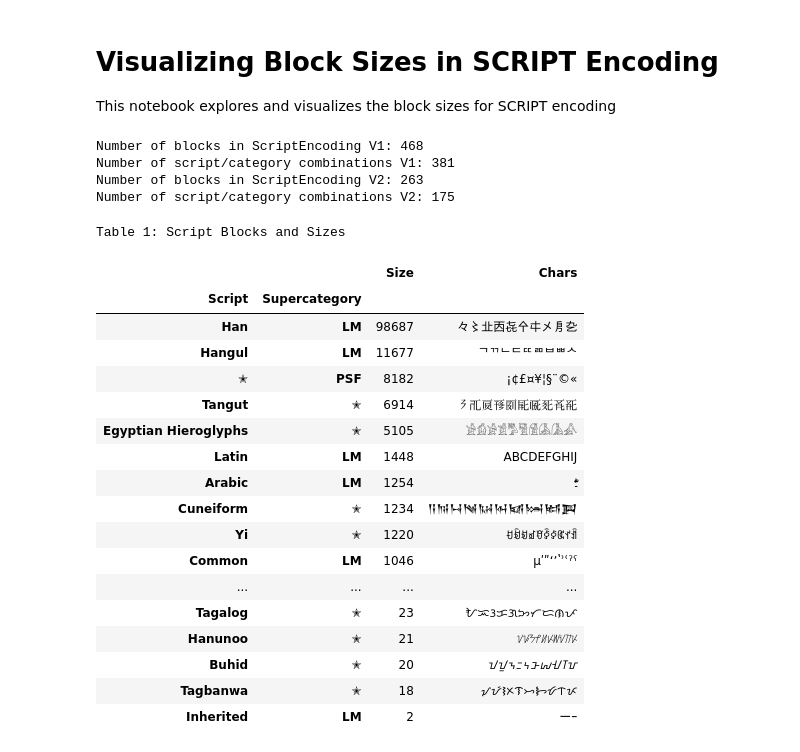
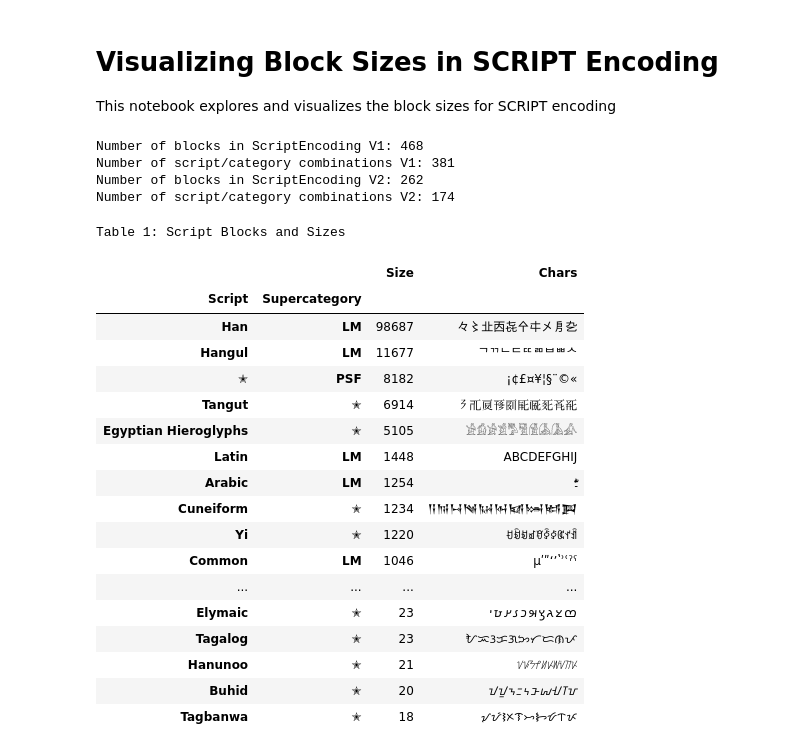
Before and after one commit to sanderland/script_tok, a Jupyter notebook: paper_utils/blocks.ipynb, the cells around one changed output. Cells and saved outputs as stored; diff of their text form; code cells hidden in the pictures.

```diff
--- a/paper_utils/blocks.ipynb
+++ b/paper_utils/blocks.ipynb
@@ -8,63 +8,74 @@ from script_bpe.pretokenize.scriptencoding import ScriptEncodingV1, ScriptEncodi
 import pandas as pd
 import numpy as np
 import math
+import copy
 
 
-class ScriptEncodingNSV1(ScriptEncodingV1):
-    LARGEST_BLOCK_SCRIPT_CAT = ("Han", "LM")
+ScriptEncodingNSV1 = copy.deepcopy(ScriptEncodingV1)
+ScriptEncodingNSV1.largest_block = ("Han", "LM")
+ScriptEncodingNSV1.blocks = []
+ScriptEncodingNSV1.model_post_init(None)
 
 
-class ScriptEncodingNSV2(ScriptEncodingV2):
-    LARGEST_BLOCK_SCRIPT_CAT = ("Han", "LM")
+ScriptEncodingNSV2 = copy.deepcopy(ScriptEncodingV2)
+ScriptEncodingNSV2.largest_block = ("Han", "LM")
+ScriptEncodingNSV2.blocks = []
+ScriptEncodingNSV2.model_post_init(None)
+
+
+script_encoding = ScriptEncodingNSV2
+blocks = sorted(script_encoding.blocks, key=lambda x: len(x.chars), reverse=True)
+block_sizes = [len(block.chars) for block in blocks]
+block_labels = [f"{block.script}-{block.category}" for block in blocks]
 # %%
-print("Number of blocks in ScriptEncoding V1:", len(ScriptEncodingV1().export_config()["blocks"]))
-print("Number of script/category combinations V1:", len(ScriptEncodingNSV1().export_config()["blocks"]))
-print("Number of blocks in ScriptEncoding V2:", len(ScriptEncodingV2().export_config()["blocks"]))
-print("Number of script/category combinations V2:", len(ScriptEncodingNSV2().export_config()["blocks"]))
+print("Number of blocks in ScriptEncoding V1:", len(ScriptEncodingV1.blocks))
+print("Number of script/category combinations V1:", len(set([(block.script, block.category) for block in ScriptEncodingV1.blocks])))
+print("Number of blocks in ScriptEncoding V2:", len(ScriptEncodingV2.blocks))
+print("Number of script/category combinations V2:", len(set([(block.script, block.category) for block in ScriptEncodingV2.blocks])))
 # %% [output]
 Number of blocks in ScriptEncoding V1: 468
 Number of script/category combinations V1: 381
-Number of blocks in ScriptEncoding V2: 263
-Number of script/category combinations V2: 175
+Number of blocks in ScriptEncoding V2: 262
+Number of script/category combinations V2: 174
 # %%
 # Initialize ScriptEncoding and extract block data
-script_encoding = ScriptEncodingNSV2()
-blocks = sorted(script_encoding.blocks, key=lambda x: len(x["chars"]), reverse=True)
-block_sizes = [len(block["chars"]) for block in blocks]
-block_labels = [f"{block['script']}-{block['category']}" for block in blocks]
+script_encoding = ScriptEncodingNSV2
+blocks = sorted(script_encoding.blocks, key=lambda x: len(x.chars), reverse=True)
+block_sizes = [len(block.chars) for block in blocks]
+block_labels = [f"{block.script}-{block.category}" for block in blocks]
 # %%
 # make df with script, supercategory, and block size
 df_blocks = pd.DataFrame(
     {
-        "Script": [block["script"].replace("_", " ") for block in blocks],
-        "Supercategory": [block["category"] for block in blocks],
-        "Size": [len(block["chars"]) for block in blocks],
-        "Chars": [block["chars"][:10] for block in blocks],
+        "Script": [block.script.replace("_", " ") for block in blocks],
+        "Supercategory": [block.category for block in blocks],
+        "Size": [len(block.chars) for block in blocks],
+        "Chars": [block.chars[:10] for block in blocks],
     }
 )
 # df_blocks = df_blocks[df_blocks.Supercategory=='N']
 # make script/supercat index
 df_blocks.set_index(["Script", "Supercategory"]).style.set_caption("Table 1: Script Blocks and Sizes")
 # %% [output]
 Table 1: Script Blocks and Sizes
 |  |  | Size | Chars |
 | Script | Supercategory |  |  |
 | Han | LM | 98687 | 々〻㐀㐁㐂㐃㐄㐅㐆㐇 |
 | Hangul | LM | 11677 | ᄀᄁᄂᄃᄄᄅᄆᄇᄈᄉ |
 | ✭ | PSF | 8182 | ¡¢£¤¥¦§¨©« |
 | Tangut | ✭ | 6914 | 𖿠𗀀𗀁𗀂𗀃𗀄𗀅𗀆𗀇𗀈 |
 | Egyptian Hieroglyphs | ✭ | 5105 | 𓀀𓀁𓀂𓀃𓀄𓀅𓀆𓀇𓀈𓀉 |
 | Latin | LM | 1448 | ABCDEFGHIJ |
 | Arabic | LM | 1254 | ـؘؐؑؒؓؔؕؖؗ |
 | Cuneiform | ✭ | 1234 | 𒀀𒀁𒀂𒀃𒀄𒀅𒀆𒀇𒀈𒀉 |
 | Yi | ✭ | 1220 | ꀀꀁꀂꀃꀄꀅꀆꀇꀈꀉ |
 | Common | LM | 1046 | µʹʺʻʼʽʾʿˀˁ |
 | ... | ... | ... | ... |
+| Elymaic | ✭ | 23 | 𐿠𐿡𐿢𐿣𐿤𐿥𐿦𐿧𐿨𐿩 |
 | Tagalog | ✭ | 23 | ᜀᜁᜂᜃᜄᜅᜆᜇᜈᜉ |
 | Hanunoo | ✭ | 21 | ᜠᜡᜢᜣᜤᜥᜦᜧᜨᜩ |
 | Buhid | ✭ | 20 | ᝀᝁᝂᝃᝄᝅᝆᝇᝈᝉ |
 | Tagbanwa | ✭ | 18 | ᝠᝡᝢᝣᝤᝥᝦᝧᝨᝩ |
-| Inherited | LM | 2 | ーｰ |
 # %%
 bins = [0.5, 2.5, 5.5, 10.5, 50.5, 100.5, 500.5, 5000.5, 1000000]
 
```
Also changed, not shown: parts of 1 cell of this notebook, 38 other files.
